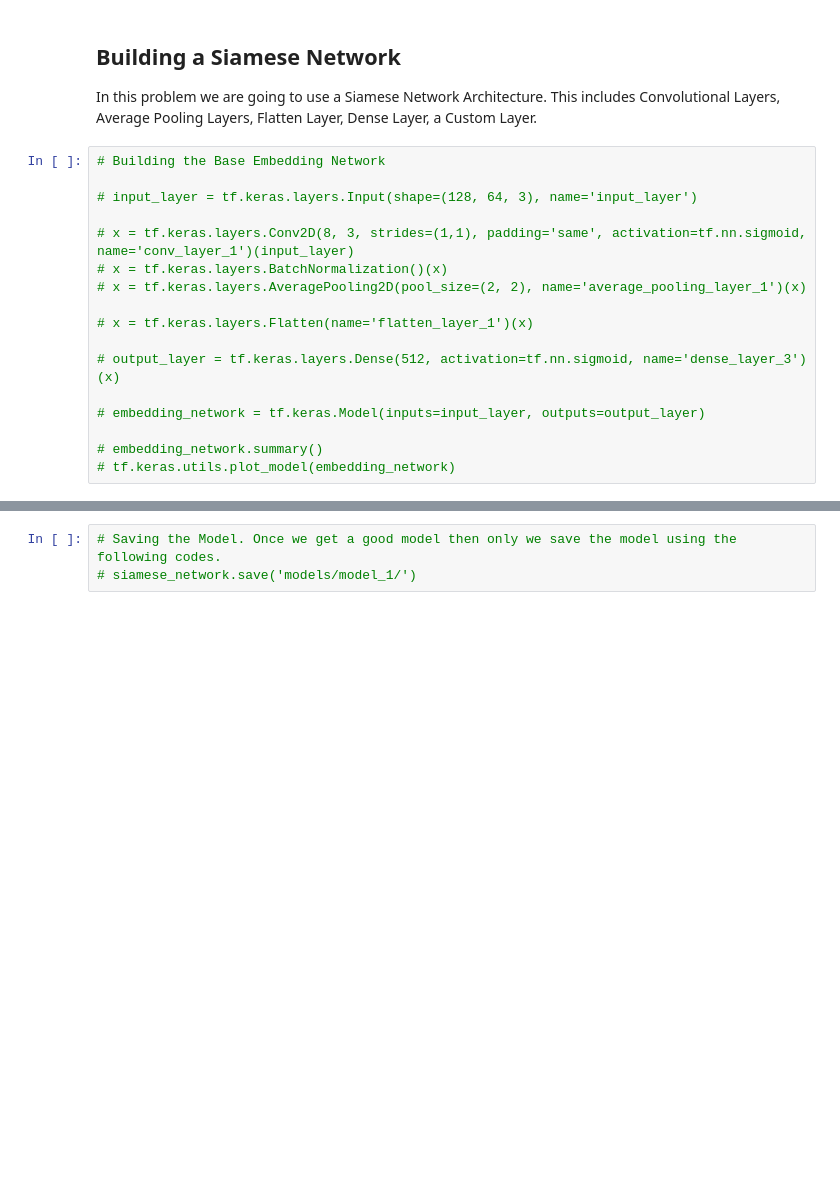
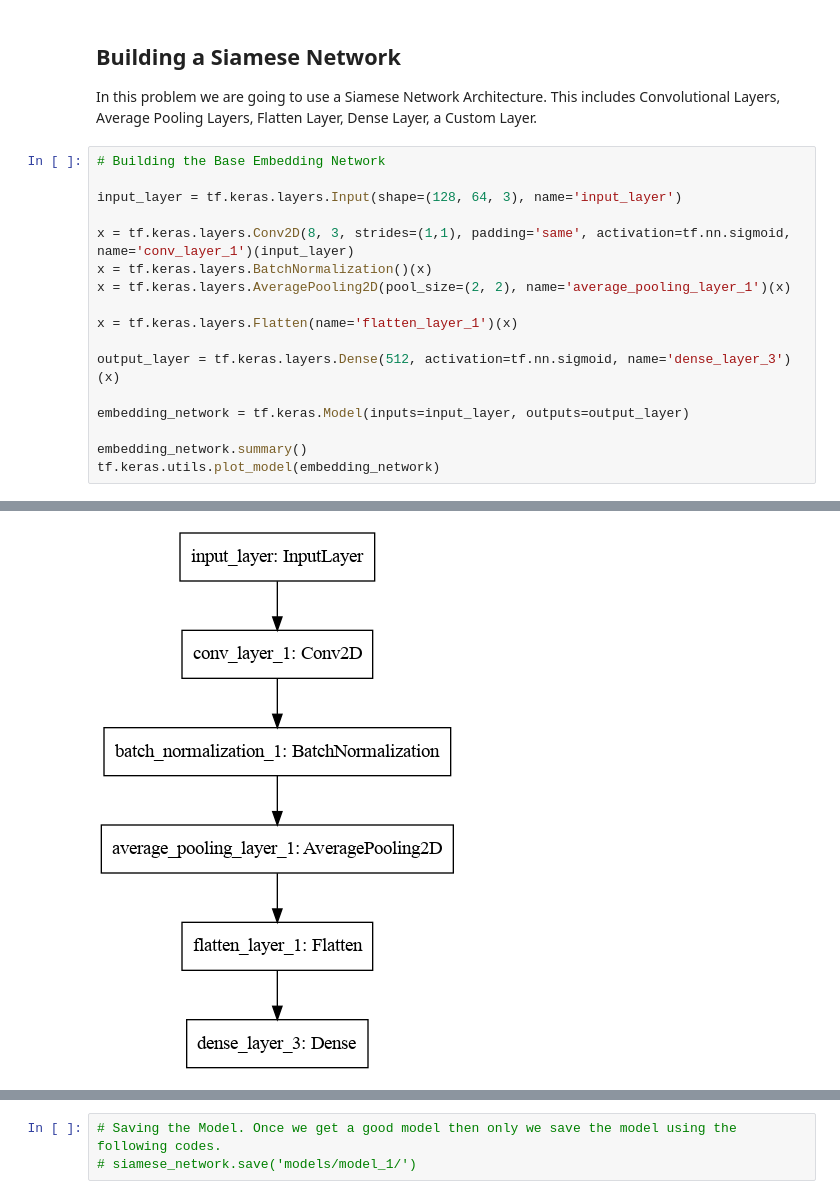
Before and after one commit to Sai-Nilayam/palm_verifier, a Jupyter notebook: machine_learning.ipynb, the cells around one changed output, grey strips where cells are left out. Saved outputs shown, nothing was run; the diff lists cells and outputs as text; blank space fills up the shorter version.

```diff
--- a/machine_learning.ipynb
+++ b/machine_learning.ipynb
@@ -195,17 +195,18 @@ In this problem we are going to use a Siamese Network Architecture. This include
 # %%
 # Building the Base Embedding Network
 
-# input_layer = tf.keras.layers.Input(shape=(128, 64, 3), name='input_layer')
+input_layer = tf.keras.layers.Input(shape=(128, 64, 3), name='input_layer')
 
-# x = tf.keras.layers.Conv2D(8, 3, strides=(1,1), padding='same', activation=tf.nn.sigmoid, name='conv_layer_1')(input_layer)
-# x = tf.keras.layers.BatchNormalization()(x)
-# x = tf.keras.layers.AveragePooling2D(pool_size=(2, 2), name='average_pooling_layer_1')(x)
+x = tf.keras.layers.Conv2D(8, 3, strides=(1,1), padding='same', activation=tf.nn.sigmoid, name='conv_layer_1')(input_layer)
+x = tf.keras.layers.BatchNormalization()(x)
+x = tf.keras.layers.AveragePooling2D(pool_size=(2, 2), name='average_pooling_layer_1')(x)
 
-# x = tf.keras.layers.Flatten(name='flatten_layer_1')(x)
+x = tf.keras.layers.Flatten(name='flatten_layer_1')(x)
 
-# output_layer = tf.keras.layers.Dense(512, activation=tf.nn.sigmoid, name='dense_layer_3')(x)
+output_layer = tf.keras.layers.Dense(512, activation=tf.nn.sigmoid, name='dense_layer_3')(x)
 
-# embedding_network = tf.keras.Model(inputs=input_layer, outputs=output_layer)
+embedding_network = tf.keras.Model(inputs=input_layer, outputs=output_layer)
 
-# embedding_network.summary()
-# tf.keras.utils.plot_model(embedding_network)
+embedding_network.summary()
+tf.keras.utils.plot_model(embedding_network)
+# %% [output]
@@ -212,3 +233,4 @@ In this problem we are going to use a Siamese Network Architecture. This include
+[figure, added]
 # %%
 # Building the Siamese Network.
 
```
Also changed, not shown: parts of 9 cells of this notebook, 5 other files.
